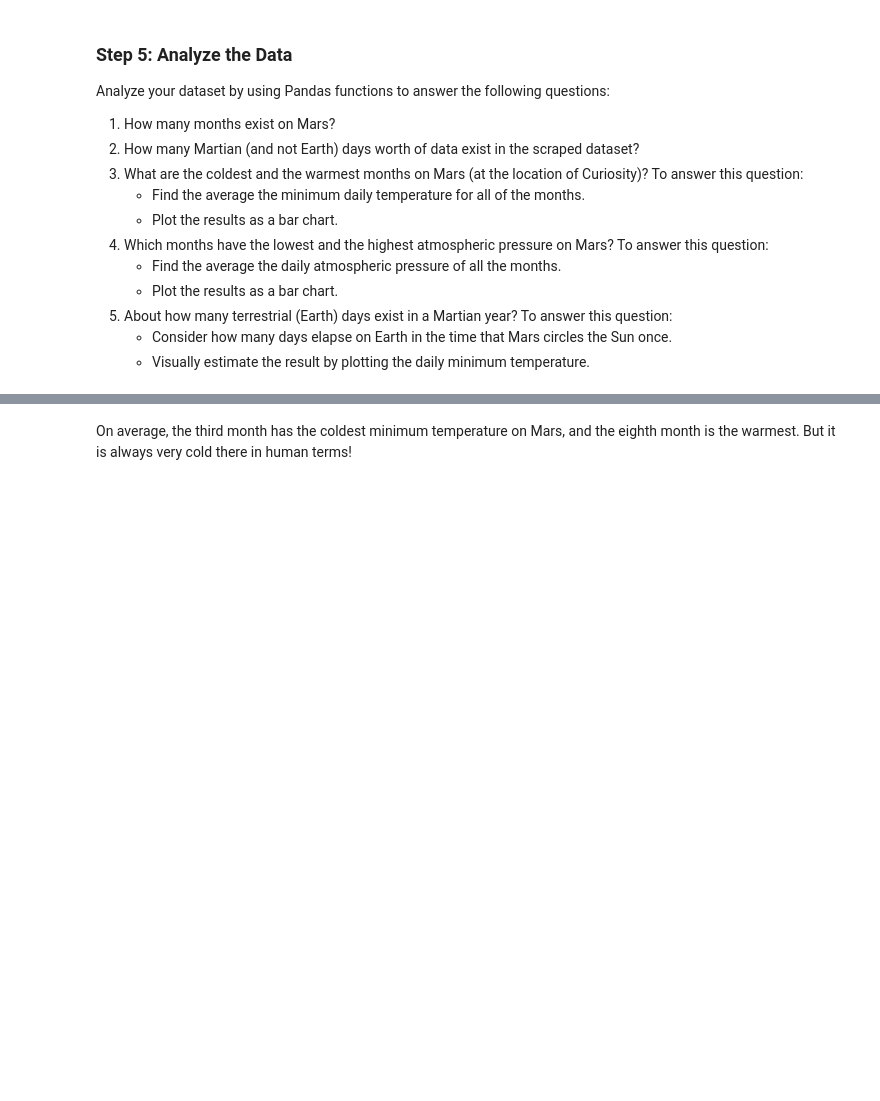
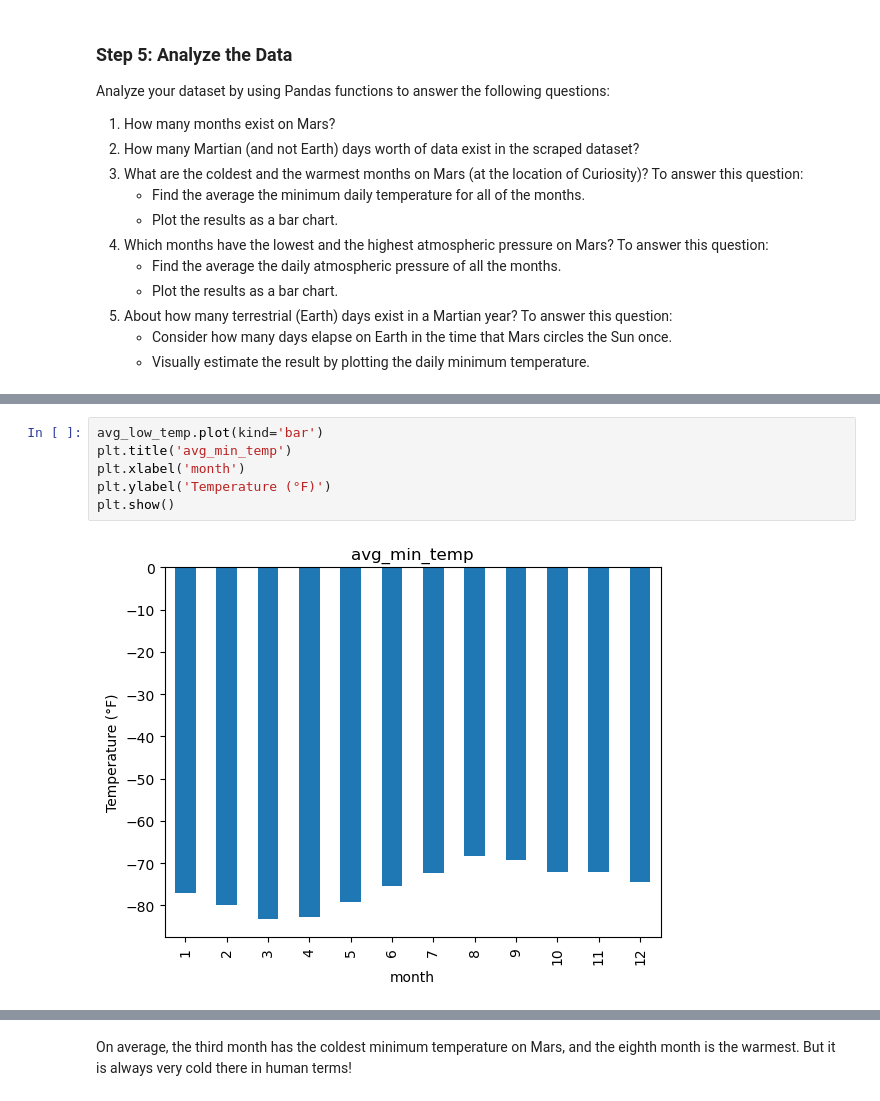
Before and after one commit to WoyramA/Mission-to-Mars, a Jupyter notebook: Deliverables/part_2_mars_weather.ipynb, the cells around one changed output, grey strips where cells are left out. Drawn from its saved outputs; the diff is of its cells as text; blank space fills up the shorter version.

```diff
--- a/Deliverables/part_2_mars_weather.ipynb
+++ b/Deliverables/part_2_mars_weather.ipynb
@@ -155,2 +272,10 @@ Name: min_temp, dtype: float64
+# %%
+avg_low_temp.plot(kind='bar')
+plt.title('avg_min_temp')
+plt.xlabel('month')
+plt.ylabel('Temperature (°F)')
+plt.show()
+# %% [output]
+[figure, added]
 # %%
 # 4. Average pressure by Martian month
```
Also changed, not shown: parts of 24 cells of this notebook, 2 other files.
